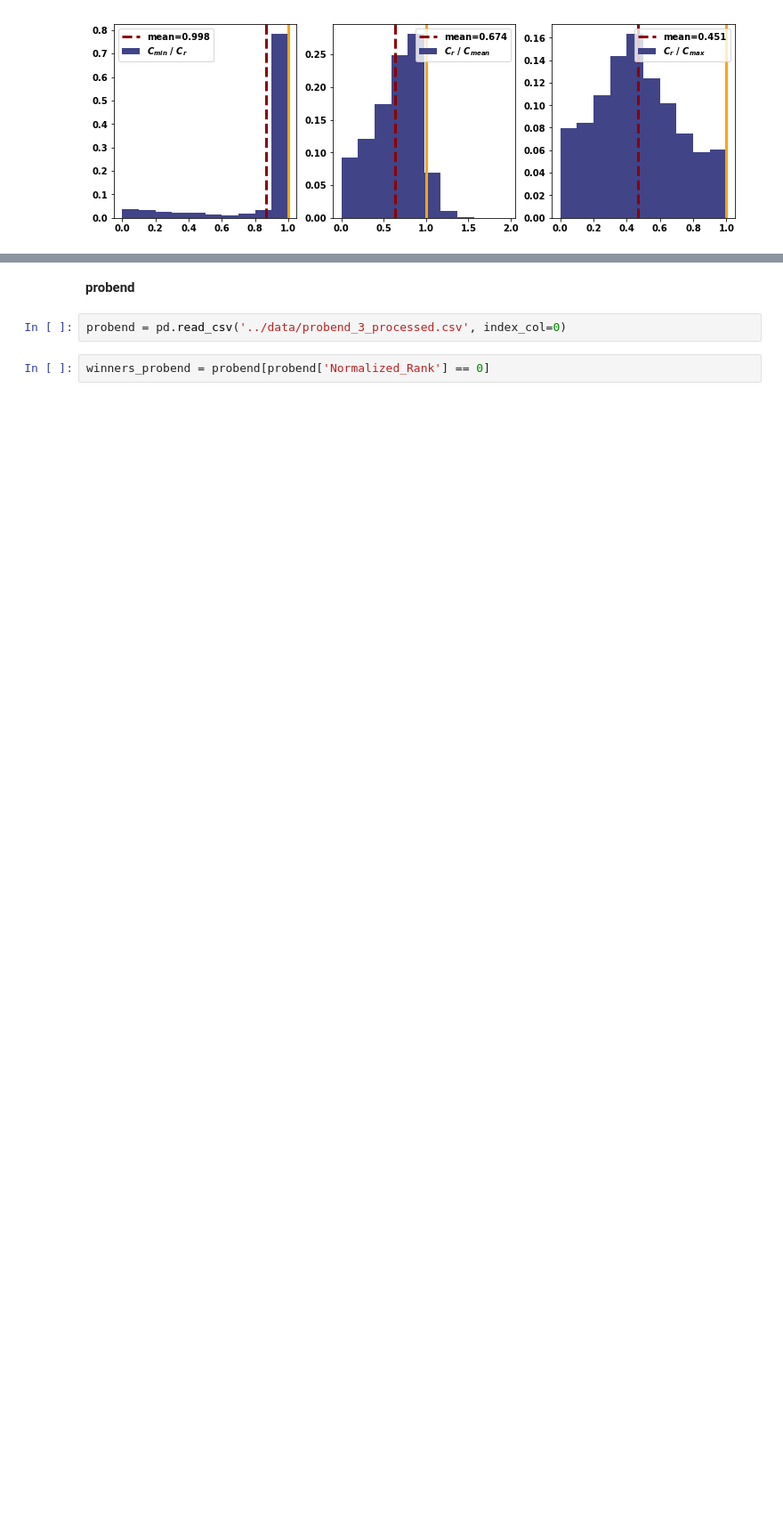
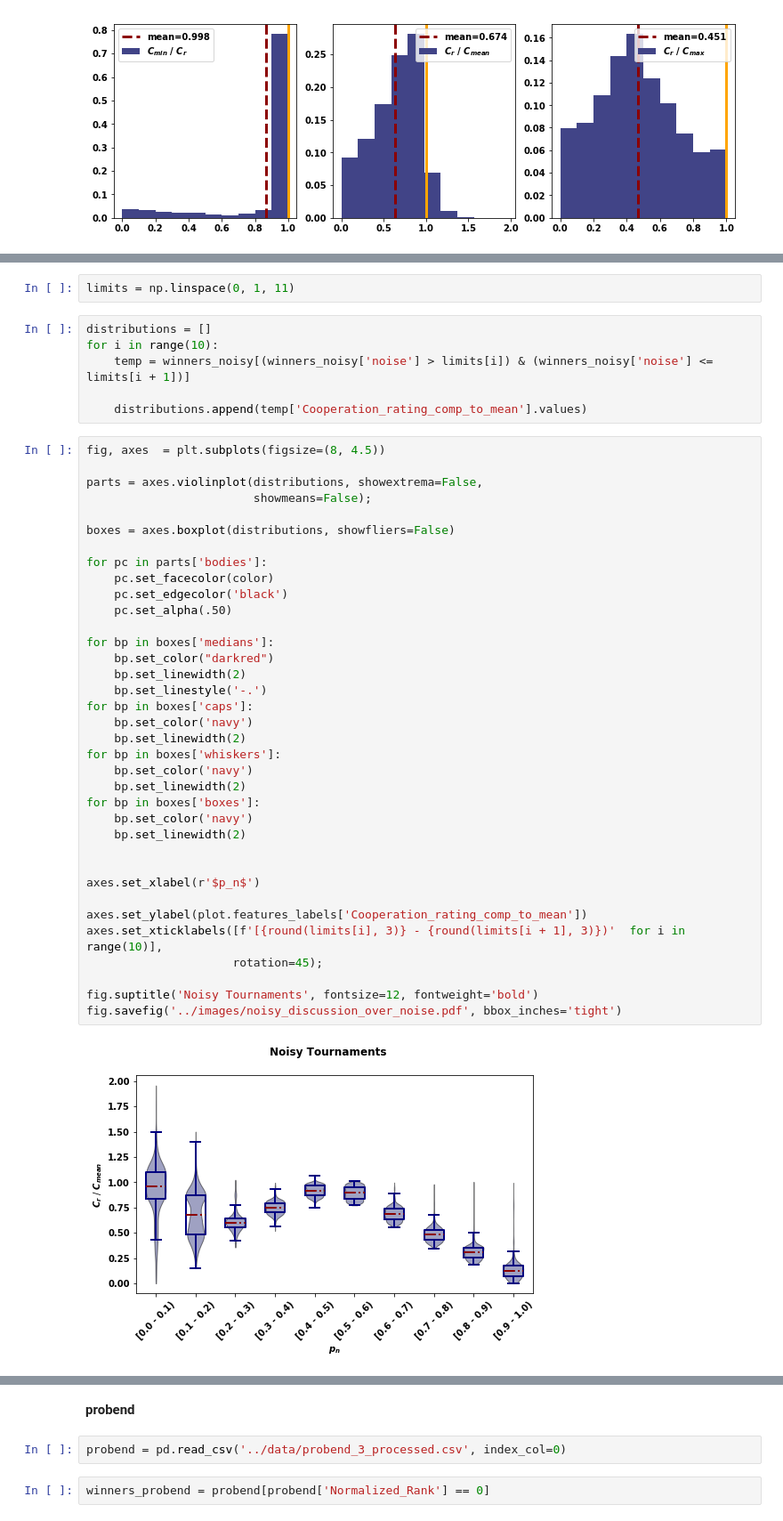
Before and after one commit to Nikoleta-v3/meta-analysis-of-prisoners-dilemma-tournaments, a Jupyter notebook: nbs/5. Discussion.ipynb, the cells around one changed output, grey strips where cells are left out. Shown at 89% size. Saved outputs shown, nothing was run; the diff lists cells and outputs as text; blank space fills up the shorter version.

Commit message:
adds plots of adjustments to mean cooperator over noise

```diff
--- a/nbs/5. Discussion.ipynb
+++ b/nbs/5. Discussion.ipynb
@@ -133 +134,47 @@ fig.savefig('../images/noisy_discussion.pdf', bbox_inches='tight')
 [figure]
+# %%
+limits = np.linspace(0, 1, 11)
+# %%
+distributions = []
+for i in range(10):
+    temp = winners_noisy[(winners_noisy['noise'] > limits[i]) & (winners_noisy['noise'] <= limits[i + 1])]
+
+    distributions.append(temp['Cooperation_rating_comp_to_mean'].values)
+# %%
+fig, axes  = plt.subplots(figsize=(8, 4.5))
+
+parts = axes.violinplot(distributions, showextrema=False,
+                        showmeans=False);
+
+boxes = axes.boxplot(distributions, showfliers=False)
+
+for pc in parts['bodies']:
+    pc.set_facecolor(color)
+    pc.set_edgecolor('black')
+    pc.set_alpha(.50)
+
+for bp in boxes['medians']:
+    bp.set_color("darkred")
+    bp.set_linewidth(2)
+    bp.set_linestyle('-.')
+for bp in boxes['caps']:
+    bp.set_color('navy')
+    bp.set_linewidth(2)
+for bp in boxes['whiskers']:
+    bp.set_color('navy')
+    bp.set_linewidth(2)
+for bp in boxes['boxes']:
+    bp.set_color('navy')
+    bp.set_linewidth(2)
+
+
+axes.set_xlabel(r'$p_n$')
+
+axes.set_ylabel(plot.features_labels['Cooperation_rating_comp_to_mean'])
+axes.set_xticklabels([f'[{round(limits[i], 3)} - {round(limits[i + 1], 3)})'  for i in range(10)],
+                     rotation=45);
+
+fig.suptitle('Noisy Tournaments', fontsize=12, fontweight='bold')
+fig.savefig('../images/noisy_discussion_over_noise.pdf', bbox_inches='tight')
+# %% [output]
+[figure, added]
```
Also changed, not shown: parts of 4 cells of this notebook, 4 other files.
